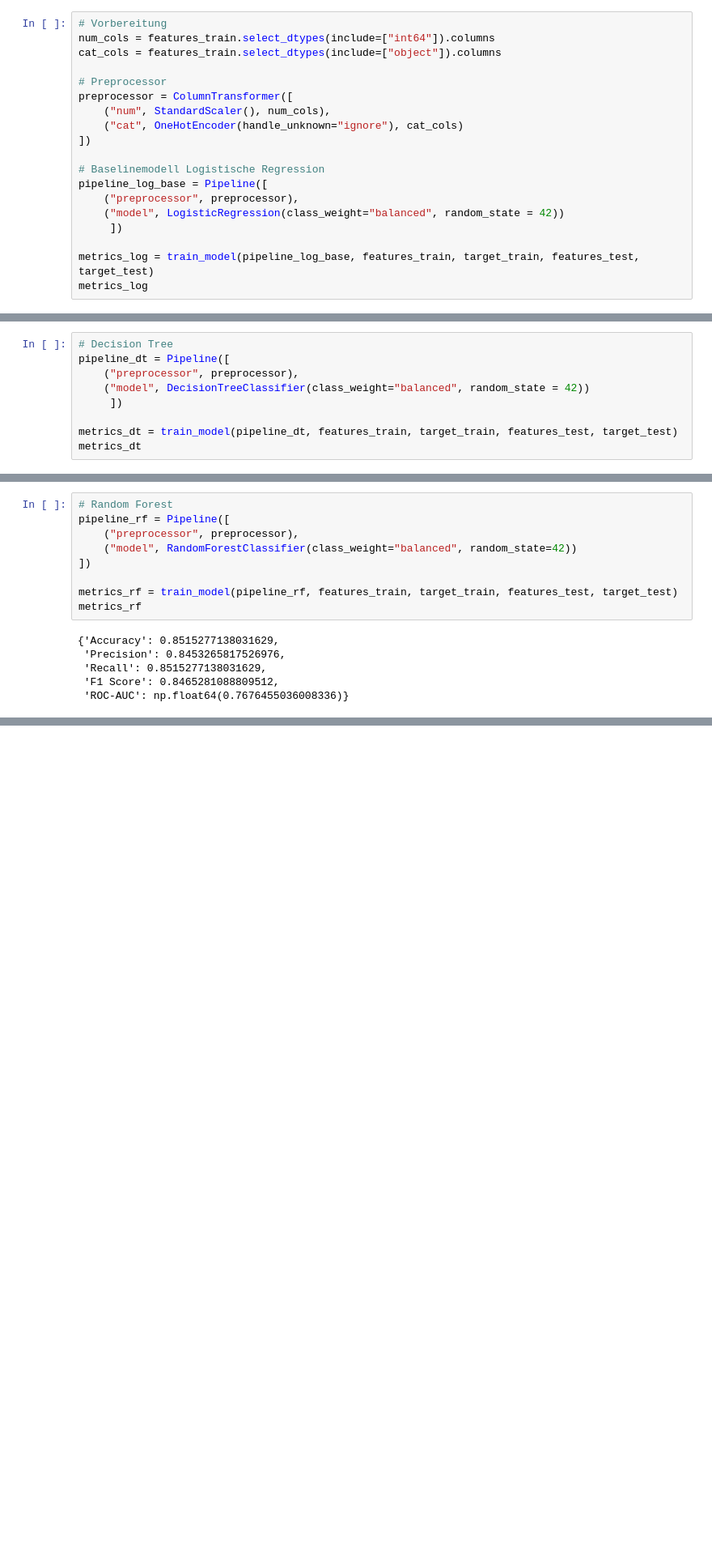
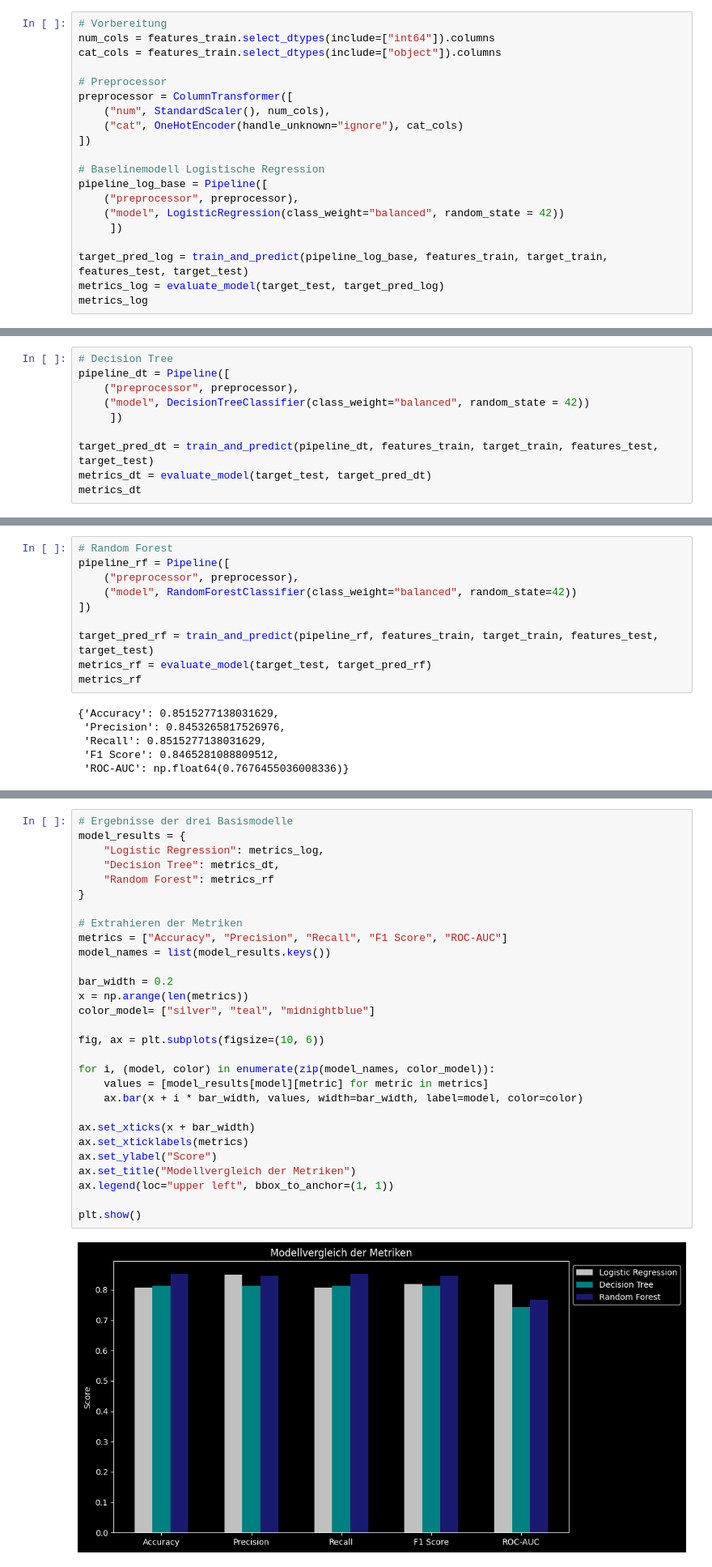
Before and after one commit to TobiasKipp3592/Adult_Cencus_Income_Project, a Jupyter notebook: clean_data_science.ipynb, the cells around one changed output, grey strips where cells are left out. Shown at 81% size. Saved outputs shown, nothing was run; the diff lists cells and outputs as text; blank space fills up the shorter version.

Commit message:
add evaluate function

```diff
--- a/clean_data_science.ipynb
+++ b/clean_data_science.ipynb
@@ -184,7 +188,8 @@ pipeline_log_base = Pipeline([
     ("model", LogisticRegression(class_weight="balanced", random_state = 42))
      ])
 
-metrics_log = train_model(pipeline_log_base, features_train, target_train, features_test, target_test)
+target_pred_log = train_and_predict(pipeline_log_base, features_train, target_train, features_test, target_test)
+metrics_log = evaluate_model(target_test, target_pred_log)
 metrics_log
 # %% [output]
 {'Accuracy': 0.8079226163058498,
@@ -199,7 +206,8 @@ pipeline_dt = Pipeline([
     ("model", DecisionTreeClassifier(class_weight="balanced", random_state = 42))
      ])
 
-metrics_dt = train_model(pipeline_dt, features_train, target_train, features_test, target_test)
+target_pred_dt = train_and_predict(pipeline_dt, features_train, target_train, features_test, target_test)
+metrics_dt = evaluate_model(target_test, target_pred_dt)
 metrics_dt
 # %% [output]
 {'Accuracy': 0.8142177184093352,
@@ -214,7 +224,8 @@ pipeline_rf = Pipeline([
     ("model", RandomForestClassifier(class_weight="balanced", random_state=42))
 ])
 
-metrics_rf = train_model(pipeline_rf, features_train, target_train, features_test, target_test)
+target_pred_rf = train_and_predict(pipeline_rf, features_train, target_train, features_test, target_test)
+metrics_rf = evaluate_model(target_test, target_pred_rf)
 metrics_rf
 # %% [output]
 {'Accuracy': 0.8515277138031629,
@@ -224,0 +238,31 @@ metrics_rf
+# %%
+# Ergebnisse der drei Basismodelle
+model_results = {
+    "Logistic Regression": metrics_log,
+    "Decision Tree": metrics_dt,
+    "Random Forest": metrics_rf
+}
+
+# Extrahieren der Metriken
+metrics = ["Accuracy", "Precision", "Recall", "F1 Score", "ROC-AUC"]
+model_names = list(model_results.keys())
+
+bar_width = 0.2
+x = np.arange(len(metrics))
+color_model= ["silver", "teal", "midnightblue"]
+
+fig, ax = plt.subplots(figsize=(10, 6))
+
+for i, (model, color) in enumerate(zip(model_names, color_model)):
+    values = [model_results[model][metric] for metric in metrics]
+    ax.bar(x + i * bar_width, values, width=bar_width, label=model, color=color)
+
+ax.set_xticks(x + bar_width)
+ax.set_xticklabels(metrics)
+ax.set_ylabel("Score")
+ax.set_title("Modellvergleich der Metriken")
+ax.legend(loc="upper left", bbox_to_anchor=(1, 1))
+
+plt.show()
+# %% [output]
+[figure, added]
```
Also changed, not shown: parts of 11 cells of this notebook, 1 other file.
